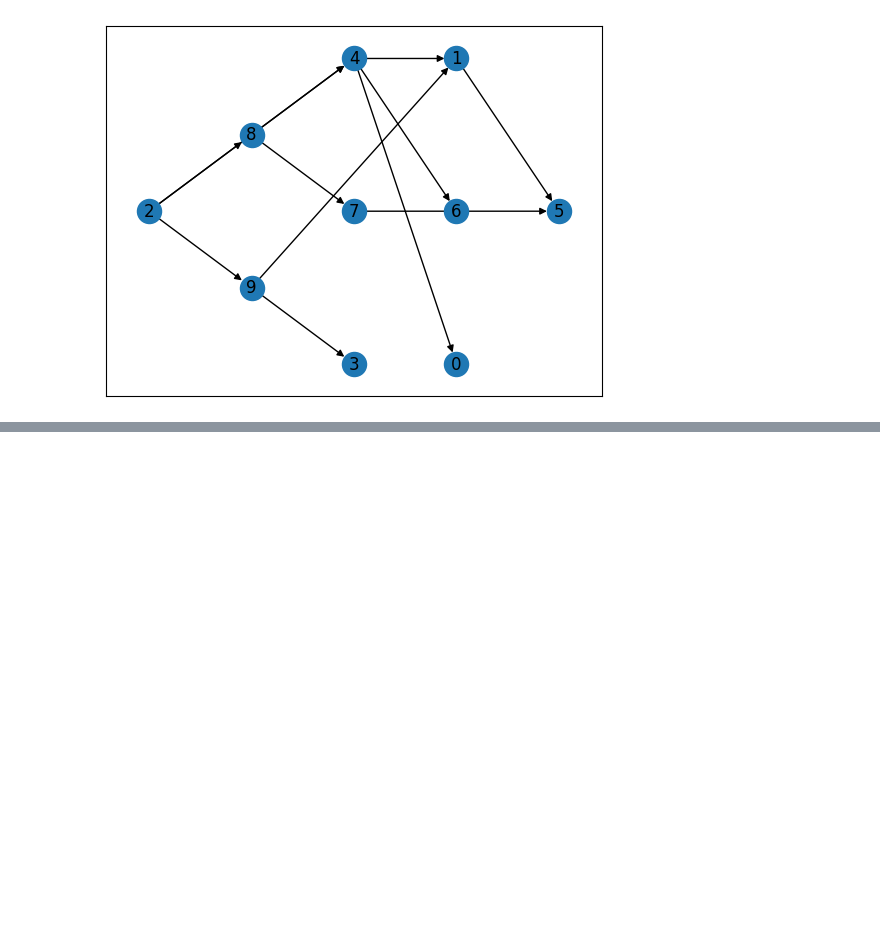
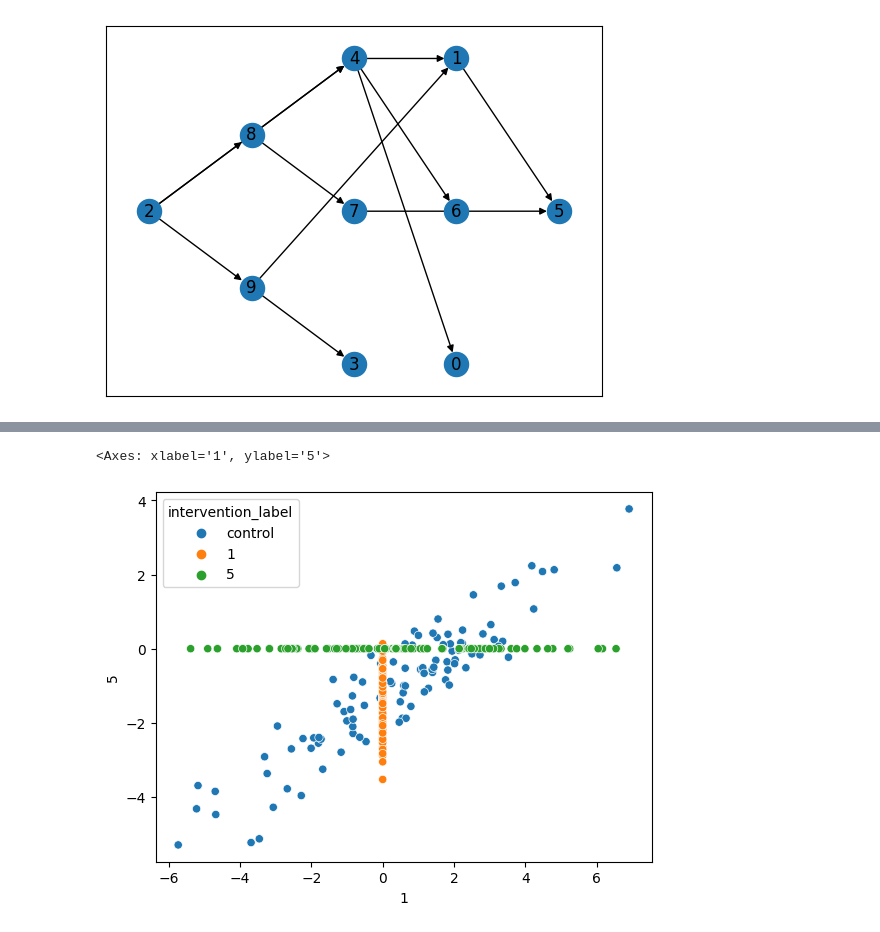
Before and after one commit to azizilab/sdcd, a Jupyter notebook: notebooks/simulation.ipynb, the cells around one changed output, grey strips where cells are left out. Cells and saved outputs as stored; diff of their text form; code cells hidden in the pictures; blank space fills up the shorter version.

```diff
--- a/notebooks/simulation.ipynb
+++ b/notebooks/simulation.ipynb
@@ -65,0 +54,7 @@ for data in [samples_observational, samples_interventional1, samples_interventio
+# %%
+data = causal_model.generate_dataframe_from_all_distributions(100, 100, ["1", "5"])
+
+sns.scatterplot(data=data, x="1", y="5", hue="intervention_label", hue_order=["control", "1", "5"])
+# %% [output]
+<Axes: xlabel='1', ylabel='5'>
+[figure, added]
```
Also changed, not shown: parts of 8 cells of this notebook, 6 other files.
